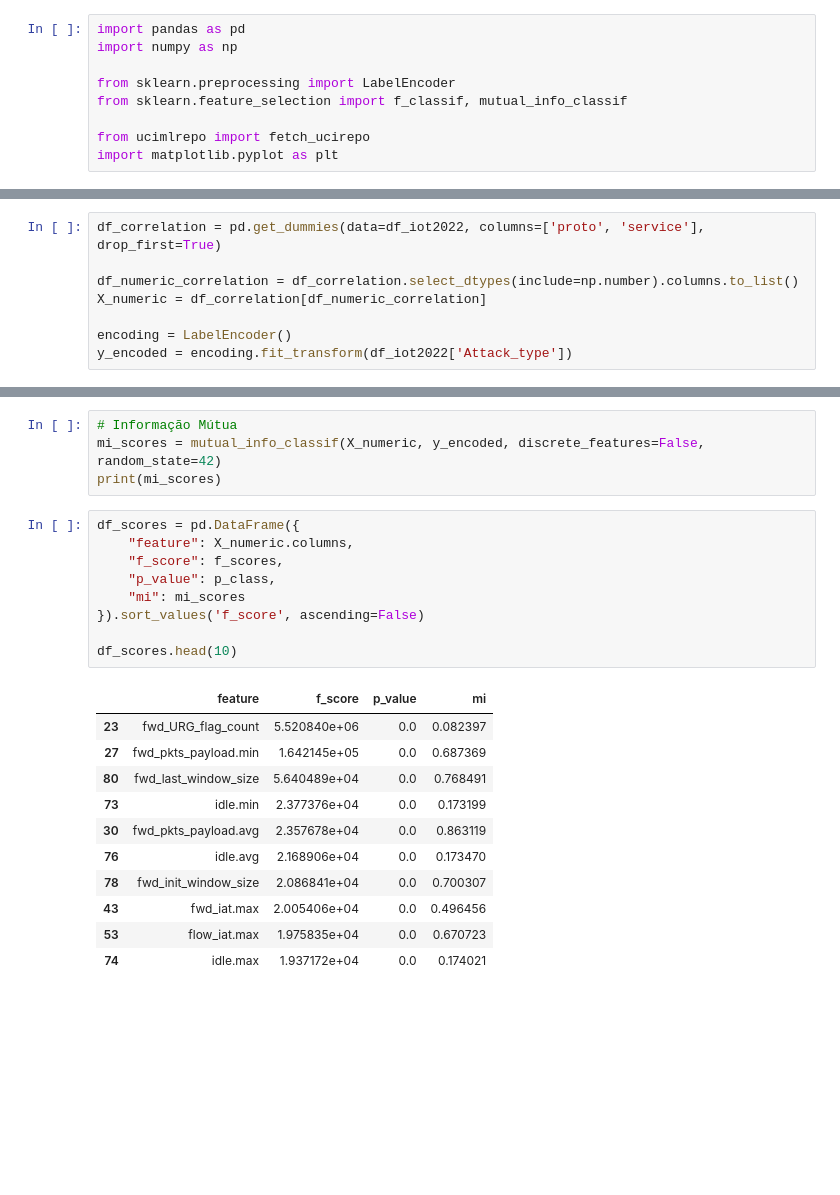
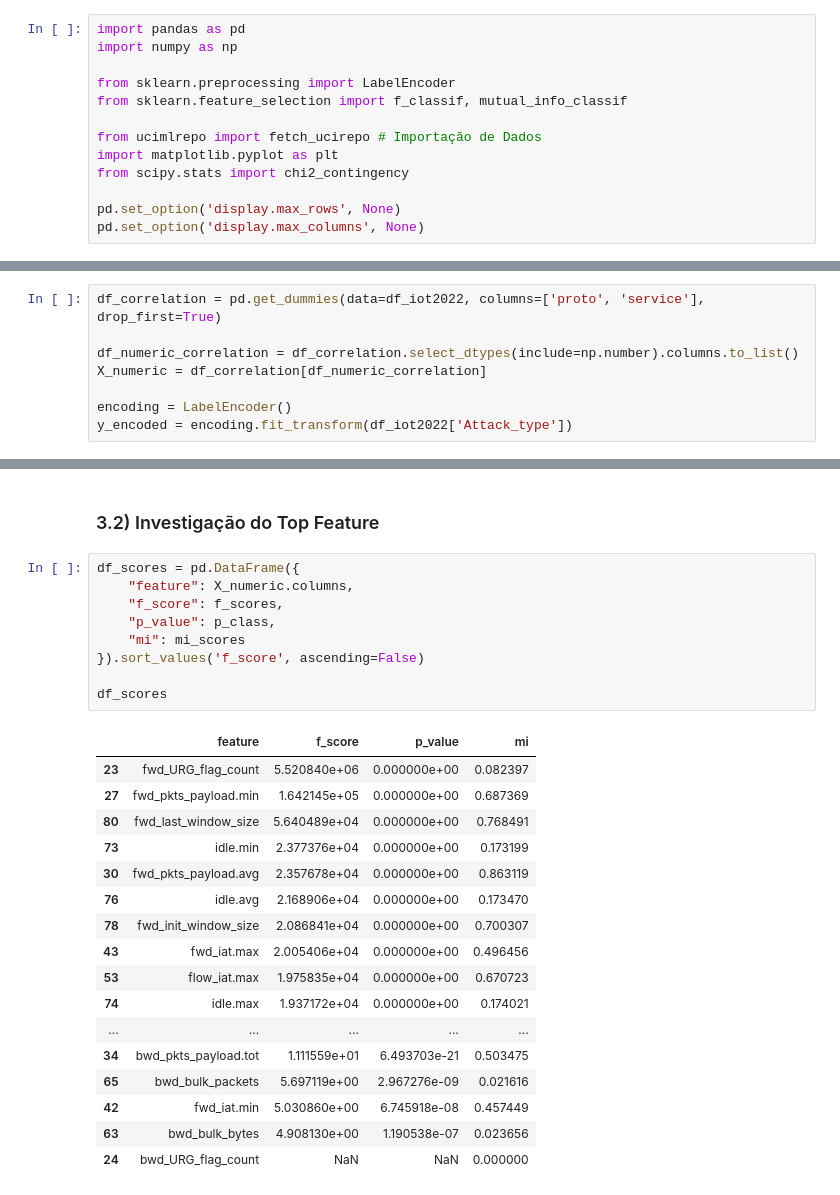
Before and after one commit to MBA-Data-Science-Unifor/IoT-Guard, a Jupyter notebook: artifacts/notebooks/EDA.ipynb, the cells around one changed output, grey strips where cells are left out. Drawn from its saved outputs; the diff is of its cells as text; blank space fills up the shorter version.

```diff
--- a/artifacts/notebooks/EDA.ipynb
+++ b/artifacts/notebooks/EDA.ipynb
@@ -19,5 +19,9 @@ import numpy as np
 from sklearn.preprocessing import LabelEncoder
 from sklearn.feature_selection import f_classif, mutual_info_classif
 
-from ucimlrepo import fetch_ucirepo
+from ucimlrepo import fetch_ucirepo # Importação de Dados
 import matplotlib.pyplot as plt
+from scipy.stats import chi2_contingency
+
+pd.set_option('display.max_rows', None)
+pd.set_option('display.max_columns', None)
@@ -217,30 +193,34 @@ f_scores, p_class = f_classif(X=X_numeric, y=y_encoded)
  0.00416628 0.02107021 0.65057691 0.66895905 0.66845984 0.66627046
  0.04071864 0.17319883 0.17402134 0.17502138 0.17347011 0.02594014
  0.70030708 0.24984452 0.76849108]
-# %%
-# Informação Mútua
-mi_scores = mutual_info_classif(X_numeric, y_encoded, discrete_features=False, random_state=42)
-print(mi_scores)
+# %% [markdown]
+### 3.2) Investigação do Top Feature
 # %%
 df_scores = pd.DataFrame({
     "feature": X_numeric.columns,
     "f_score": f_scores,
     "p_value": p_class,
     "mi": mi_scores
 }).sort_values('f_score', ascending=False)
 
-df_scores.head(10)
+df_scores
 # %% [output]
 |  | feature | f_score | p_value | mi |
-| 23 | fwd_URG_flag_count | 5.520840e+06 | 0.0 | 0.082397 |
-| 27 | fwd_pkts_payload.min | 1.642145e+05 | 0.0 | 0.687369 |
-| 80 | fwd_last_window_size | 5.640489e+04 | 0.0 | 0.768491 |
-| 73 | idle.min | 2.377376e+04 | 0.0 | 0.173199 |
-| 30 | fwd_pkts_payload.avg | 2.357678e+04 | 0.0 | 0.863119 |
-| 76 | idle.avg | 2.168906e+04 | 0.0 | 0.173470 |
-| 78 | fwd_init_window_size | 2.086841e+04 | 0.0 | 0.700307 |
-| 43 | fwd_iat.max | 2.005406e+04 | 0.0 | 0.496456 |
-| 53 | flow_iat.max | 1.975835e+04 | 0.0 | 0.670723 |
-| 74 | idle.max | 1.937172e+04 | 0.0 | 0.174021 |
+| 23 | fwd_URG_flag_count | 5.520840e+06 | 0.000000e+00 | 0.082397 |
+| 27 | fwd_pkts_payload.min | 1.642145e+05 | 0.000000e+00 | 0.687369 |
+| 80 | fwd_last_window_size | 5.640489e+04 | 0.000000e+00 | 0.768491 |
+| 73 | idle.min | 2.377376e+04 | 0.000000e+00 | 0.173199 |
+| 30 | fwd_pkts_payload.avg | 2.357678e+04 | 0.000000e+00 | 0.863119 |
+| 76 | idle.avg | 2.168906e+04 | 0.000000e+00 | 0.173470 |
+| 78 | fwd_init_window_size | 2.086841e+04 | 0.000000e+00 | 0.700307 |
+| 43 | fwd_iat.max | 2.005406e+04 | 0.000000e+00 | 0.496456 |
+| 53 | flow_iat.max | 1.975835e+04 | 0.000000e+00 | 0.670723 |
+| 74 | idle.max | 1.937172e+04 | 0.000000e+00 | 0.174021 |
+| ... | ... | ... | ... | ... |
+| 34 | bwd_pkts_payload.tot | 1.111559e+01 | 6.493703e-21 | 0.503475 |
+| 65 | bwd_bulk_packets | 5.697119e+00 | 2.967276e-09 | 0.021616 |
+| 42 | fwd_iat.min | 5.030860e+00 | 6.745918e-08 | 0.457449 |
+| 63 | bwd_bulk_bytes | 4.908130e+00 | 1.190538e-07 | 0.023656 |
+| 24 | bwd_URG_flag_count | NaN | NaN | 0.000000 |
 # %%
 # Avaliar as distribuição Top 1 por classe
```
Also changed, not shown: parts of 33 cells of this notebook.
